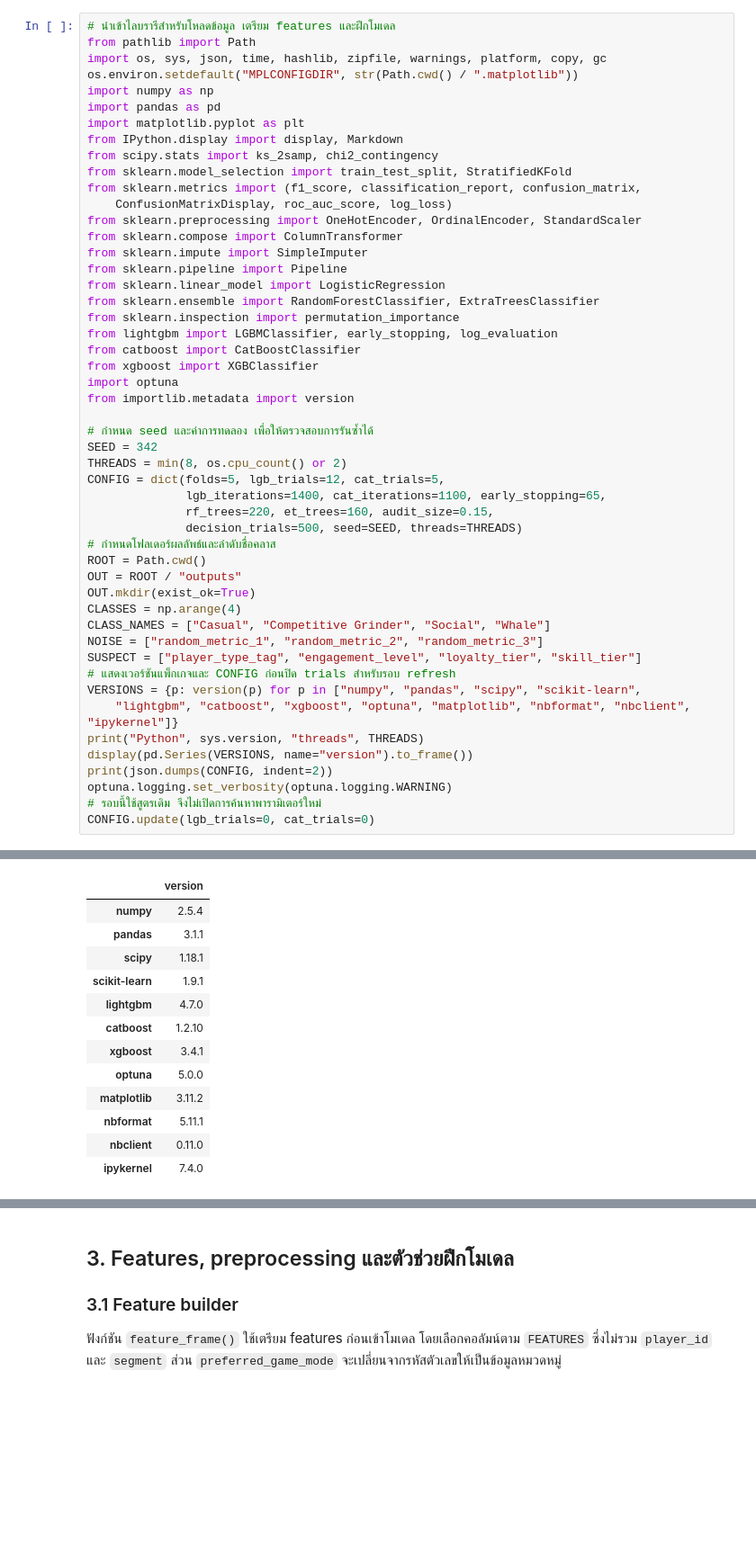
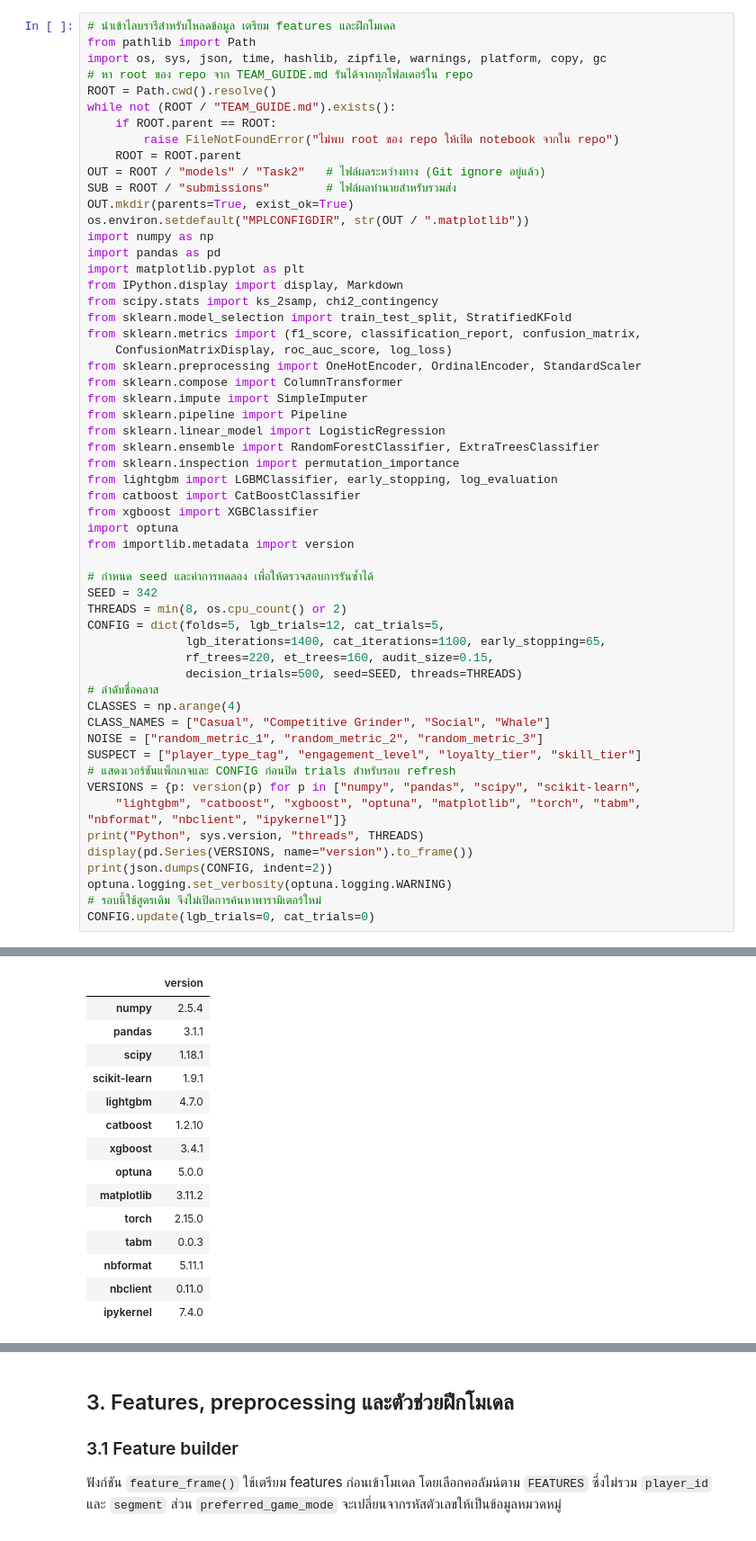
Before and after one commit to JeffMerry/Player-Intelligence-System-CPE342-ML, a Jupyter notebook: Task2/notebooks/task-2-player-segment-classification.ipynb, the cells around one changed output, grey strips where cells are left out. Shown at 90% size. Drawn from its saved outputs; the diff is of its cells as text; blank space fills up the shorter version.

```diff
--- a/Task2/notebooks/task-2-player-segment-classification.ipynb
+++ b/Task2/notebooks/task-2-player-segment-classification.ipynb
@@ -28,7 +29,16 @@
 # นำเข้าไลบรารีสำหรับโหลดข้อมูล เตรียม features และฝึกโมเดล
 from pathlib import Path
 import os, sys, json, time, hashlib, zipfile, warnings, platform, copy, gc
-os.environ.setdefault("MPLCONFIGDIR", str(Path.cwd() / ".matplotlib"))
+# หา root ของ repo จาก TEAM_GUIDE.md รันได้จากทุกโฟลเดอร์ใน repo
+ROOT = Path.cwd().resolve()
+while not (ROOT / "TEAM_GUIDE.md").exists():
+    if ROOT.parent == ROOT:
+        raise FileNotFoundError("ไม่พบ root ของ repo ให้เปิด notebook จากใน repo")
+    ROOT = ROOT.parent
+OUT = ROOT / "models" / "Task2"   # ไฟล์ผลระหว่างทาง (Git ignore อยู่แล้ว)
+SUB = ROOT / "submissions"        # ไฟล์ผลทำนายสำหรับรวมส่ง
+OUT.mkdir(parents=True, exist_ok=True)
+os.environ.setdefault("MPLCONFIGDIR", str(OUT / ".matplotlib"))
 import numpy as np
 import pandas as pd
 import matplotlib.pyplot as plt
@@ -54,38 +64,37 @@ from importlib.metadata import version
 SEED = 342
 THREADS = min(8, os.cpu_count() or 2)
 CONFIG = dict(folds=5, lgb_trials=12, cat_trials=5,
               lgb_iterations=1400, cat_iterations=1100, early_stopping=65,
               rf_trees=220, et_trees=160, audit_size=0.15,
               decision_trials=500, seed=SEED, threads=THREADS)
-# กำหนดโฟลเดอร์ผลลัพธ์และลำดับชื่อคลาส
-ROOT = Path.cwd()
-OUT = ROOT / "outputs"
-OUT.mkdir(exist_ok=True)
+# ลำดับชื่อคลาส
 CLASSES = np.arange(4)
 CLASS_NAMES = ["Casual", "Competitive Grinder", "Social", "Whale"]
 NOISE = ["random_metric_1", "random_metric_2", "random_metric_3"]
 SUSPECT = ["player_type_tag", "engagement_level", "loyalty_tier", "skill_tier"]
 # แสดงเวอร์ชันแพ็กเกจและ CONFIG ก่อนปิด trials สำหรับรอบ refresh
 VERSIONS = {p: version(p) for p in ["numpy", "pandas", "scipy", "scikit-learn",
-    "lightgbm", "catboost", "xgboost", "optuna", "matplotlib", "nbformat", "nbclient", "ipykernel"]}
+    "lightgbm", "catboost", "xgboost", "optuna", "matplotlib", "torch", "tabm", "nbformat", "nbclient", "ipykernel"]}
 print("Python", sys.version, "threads", THREADS)
 display(pd.Series(VERSIONS, name="version").to_frame())
 print(json.dumps(CONFIG, indent=2))
 optuna.logging.set_verbosity(optuna.logging.WARNING)
 # รอบนี้ใช้สูตรเดิม จึงไม่เปิดการค้นหาพารามิเตอร์ใหม่
 CONFIG.update(lgb_trials=0, cat_trials=0)
 # %% [output]
 Python 3.13.3 (tags/v3.13.3:6280bb5, Apr  8 2025, 14:47:33) [MSC v.1943 64 bit (AMD64)] threads 8
 |  | version |
 | numpy | 2.5.4 |
 | pandas | 3.1.1 |
 | scipy | 1.18.1 |
 | scikit-learn | 1.9.1 |
 | lightgbm | 4.7.0 |
 | catboost | 1.2.10 |
 | xgboost | 3.4.1 |
 | optuna | 5.0.0 |
 | matplotlib | 3.11.2 |
+| torch | 2.15.0 |
+| tabm | 0.0.3 |
 | nbformat | 5.11.1 |
 | nbclient | 0.11.0 |
 | ipykernel | 7.4.0 |
```
Also changed, not shown: parts of 17 cells of this notebook, 9 other files.
